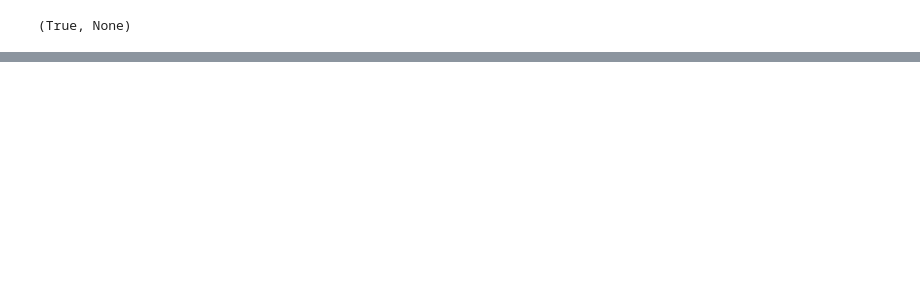
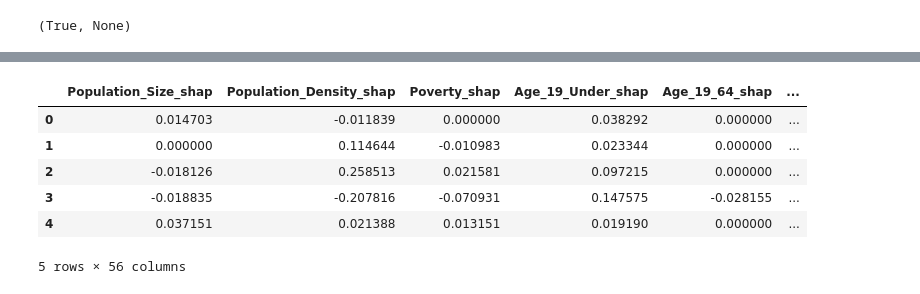
Before and after one commit to ArathiSripriya/DataMiningFinalProject, a Jupyter notebook: CombinedWork.ipynb, the cells around one changed output, grey strips where cells are left out. Cells and saved outputs as stored; diff of their text form; code cells hidden in the pictures; blank space fills up the shorter version.

Commit message:
Analyze_predictions data and feature importance ranking

```diff
--- a/CombinedWork.ipynb
+++ b/CombinedWork.ipynb
@@ -344,0 +392,11 @@ print(artifact)
+# %%
+analyze_df = pd.DataFrame(artifact)
+analyze_df.head()
+# %% [output]
+|  | Population_Size_shap | Population_Density_shap | Poverty_shap | Age_19_Under_shap | Age_19_64_shap | ... |
+| 0 | 0.014703 | -0.011839 | 0.000000 | 0.038292 | 0.000000 | ... |
+| 1 | 0.000000 | 0.114644 | -0.010983 | 0.023344 | 0.000000 | ... |
+| 2 | -0.018126 | 0.258513 | 0.021581 | 0.097215 | 0.000000 | ... |
+| 3 | -0.018835 | -0.207816 | -0.070931 | 0.147575 | -0.028155 | ... |
+| 4 | 0.037151 | 0.021388 | 0.013151 | 0.019190 | 0.000000 | ... |
+5 rows × 56 columns
```
Also changed, not shown: parts of 14 cells of this notebook, 3 other files.
